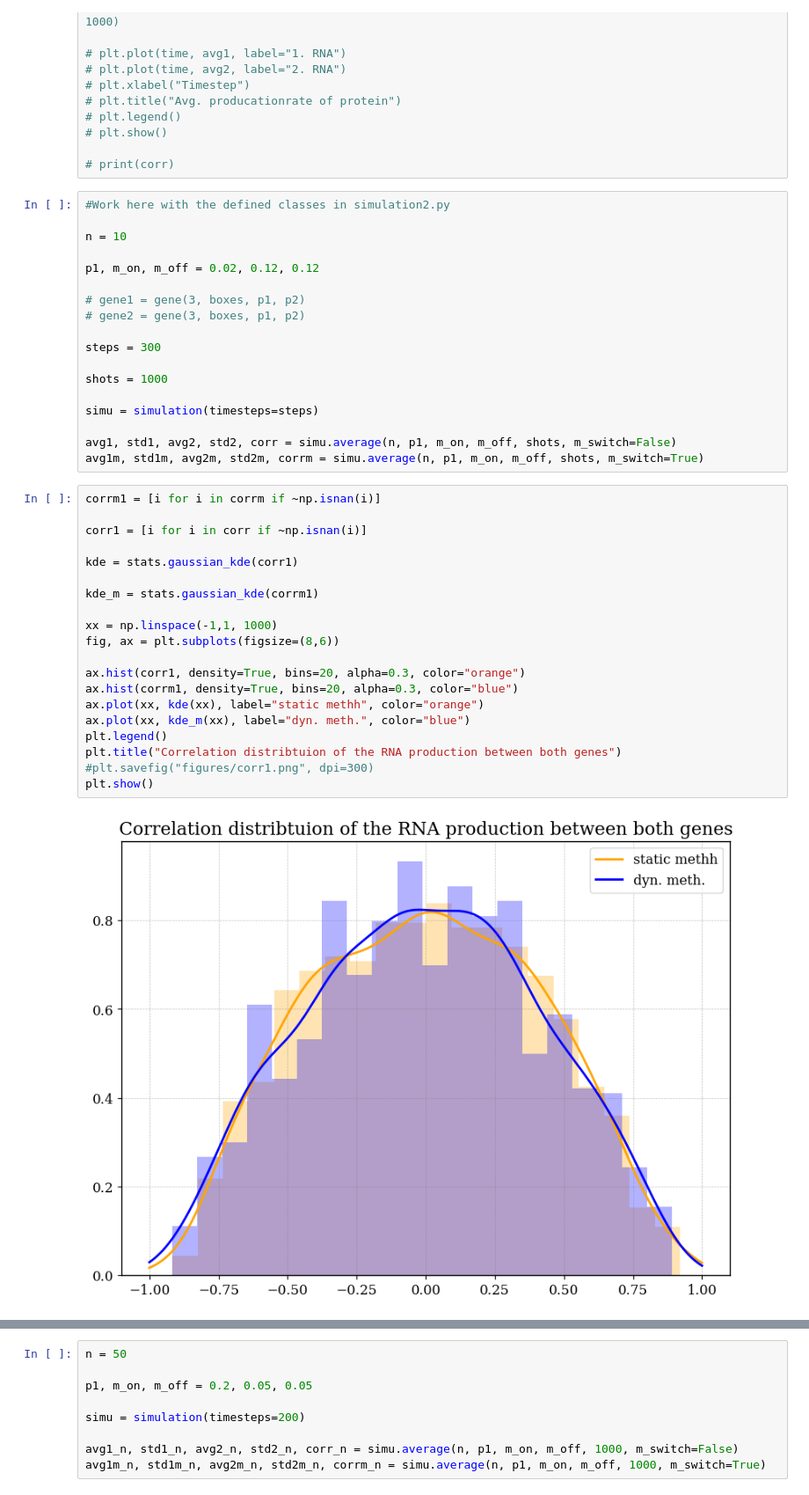
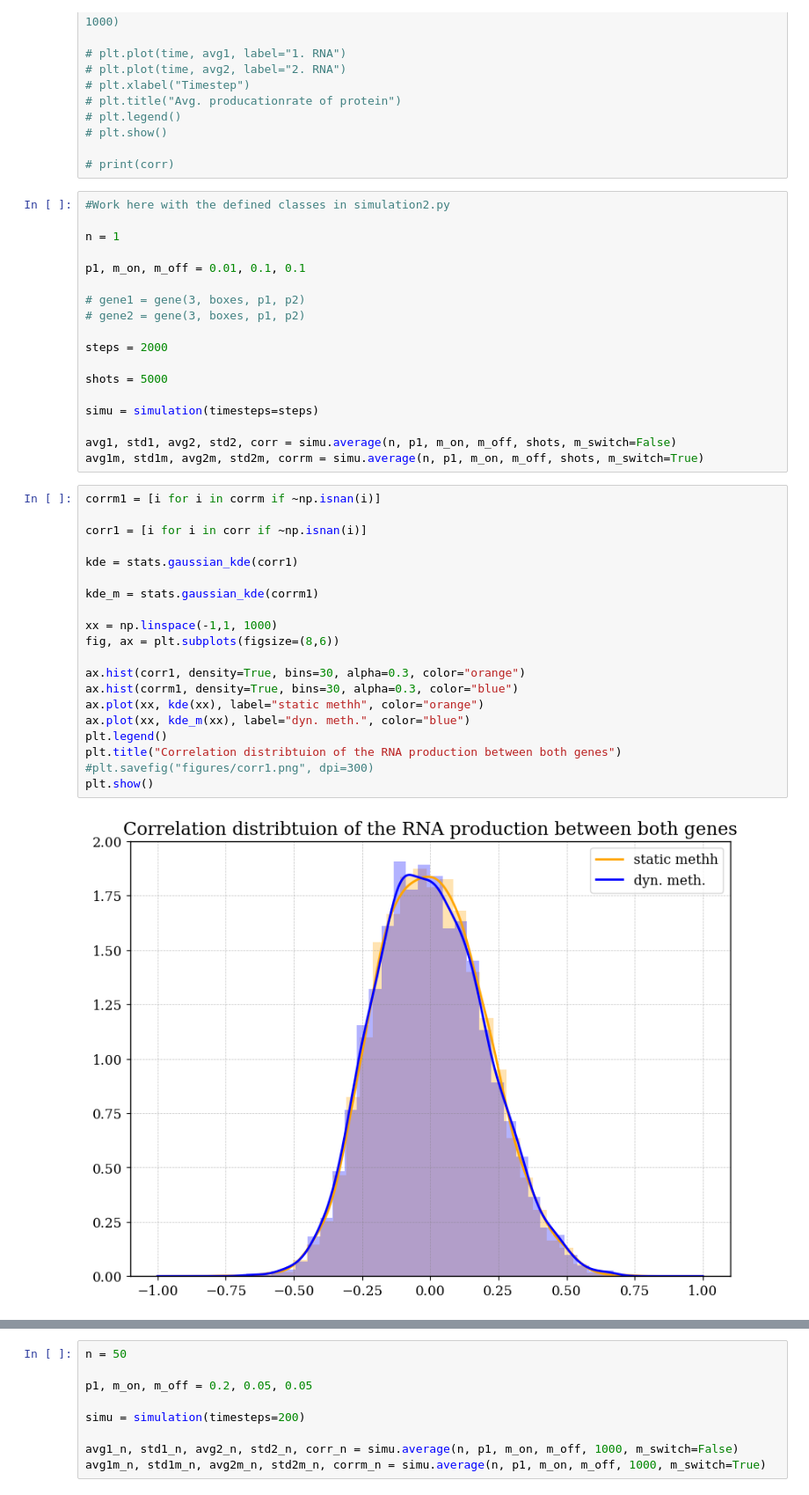
Before and after one commit to RicemanBoy/trafficRNA, a Jupyter notebook: trafficRNA.ipynb, the cells around one changed output, grey strips where cells are left out. Shown at 88% size. Drawn from its saved outputs; the diff is of its cells as text.

```diff
--- a/trafficRNA.ipynb
+++ b/trafficRNA.ipynb
@@ -178,16 +178,16 @@ from utils.simulation import *
 # %%
 #Work here with the defined classes in simulation2.py
 
-n = 10
+n = 1
 
-p1, m_on, m_off = 0.02, 0.12, 0.12
+p1, m_on, m_off = 0.01, 0.1, 0.1
 
 # gene1 = gene(3, boxes, p1, p2)
 # gene2 = gene(3, boxes, p1, p2)
 
-steps = 300
+steps = 2000
 
-shots = 1000
+shots = 5000
 
 simu = simulation(timesteps=steps)
 
@@ -196,25 +196,25 @@ avg1m, std1m, avg2m, std2m, corrm = simu.average(n, p1, m_on, m_off, shots, m_sw
 # %%
 corrm1 = [i for i in corrm if ~np.isnan(i)]
 
 corr1 = [i for i in corr if ~np.isnan(i)]
 
 kde = stats.gaussian_kde(corr1)
 
 kde_m = stats.gaussian_kde(corrm1)
 
 xx = np.linspace(-1,1, 1000)
 fig, ax = plt.subplots(figsize=(8,6))
 
-ax.hist(corr1, density=True, bins=20, alpha=0.3, color="orange")
-ax.hist(corrm1, density=True, bins=20, alpha=0.3, color="blue")
+ax.hist(corr1, density=True, bins=30, alpha=0.3, color="orange")
+ax.hist(corrm1, density=True, bins=30, alpha=0.3, color="blue")
 ax.plot(xx, kde(xx), label="static methh", color="orange")
 ax.plot(xx, kde_m(xx), label="dyn. meth.", color="blue")
 plt.legend()
 plt.title("Correlation distribtuion of the RNA production between both genes")
 #plt.savefig("figures/corr1.png", dpi=300)
 plt.show()
 # %% [output]
-[figure, old version]
+[figure, new version]
 # %%
 def analytic(length: int, p_on:float, p_off: float, timesteps: int):
     x = [i for i in range(timesteps)]
```
Also changed, not shown: parts of 2 cells of this notebook, 6 other files.
